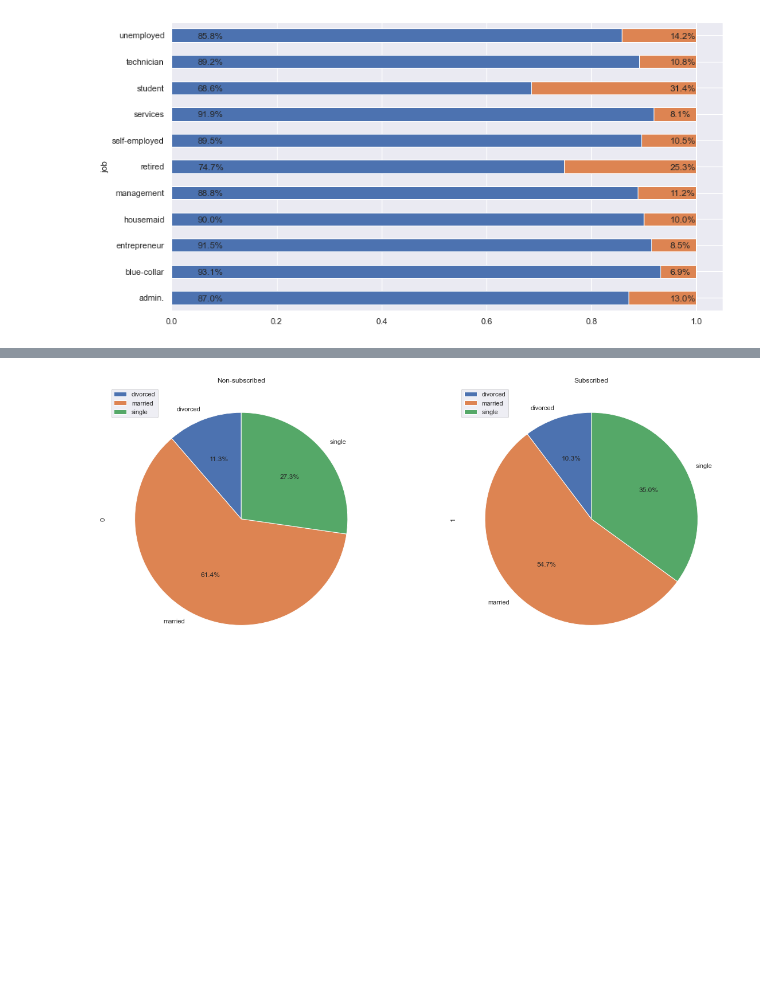
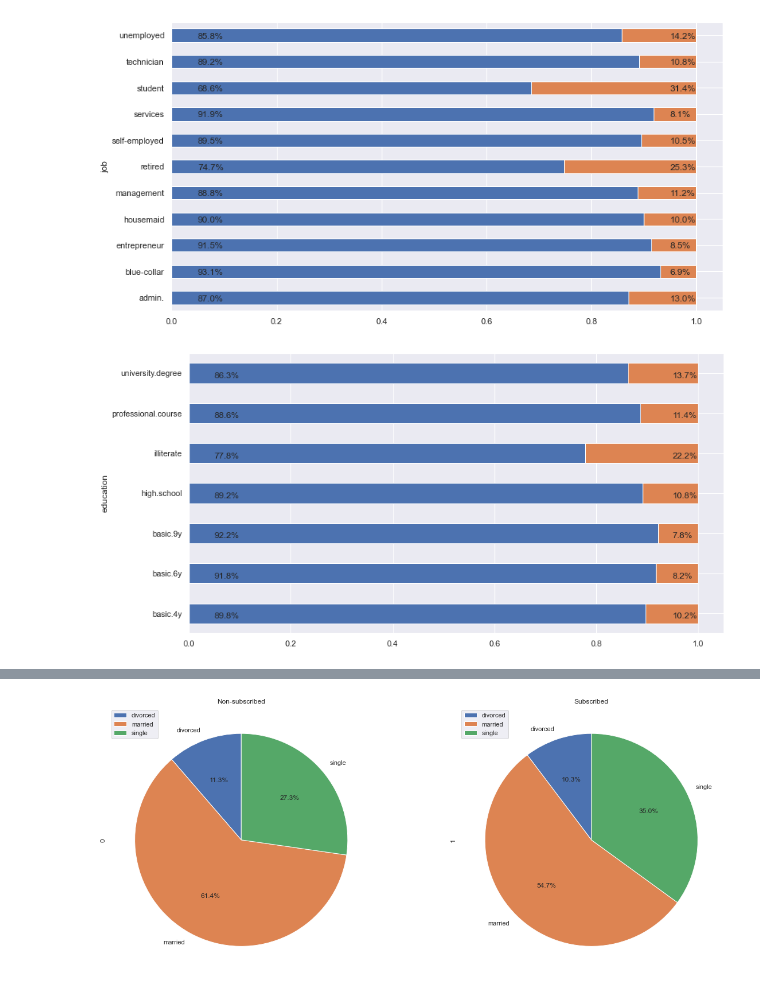
Before and after one commit to DucNgMinh/Data-Driven-Marketing, a Jupyter notebook: Buoi 3.ipynb, the cells around one changed output, grey strips where cells are left out. Saved outputs shown, nothing was run; the diff lists cells and outputs as text; code cells hidden in the pictures; blank space fills up the shorter version.

```diff
--- a/Buoi 3.ipynb
+++ b/Buoi 3.ipynb
@@ -146,11 +146,3 @@ sns.distplot(df[df['y'] == 1]['age'], ax= ax[1], bins= 20).set(title = "Subscrib
 # %% [output]
 [Text(0.5, 1.0, 'Subscribed')]
 [figure]
-# %%
-fig, ax = plt.subplots(1, 2, figsize= (20,8))
-sns.countplot(df[df['y'] == 0]['job'], ax= ax[0]).set(title = "Non-subscribed")
-ax[0].set_xticklabels(ax[0].get_xticklabels(), rotation= 45)
-sns.countplot(df[df['y'] == 1]['job'], ax= ax[1]).set(title = "Subscribed")
-ax[1].set_xticklabels(ax[0].get_xticklabels(), rotation= 45)
-# những người có nghề nghiệp có nhiều thời gian rảnh hoặc thất nghiệp thường subscribe nhưng dịch vụ nhiều hơn
-# trong khi đó công nhân hoặc những người làm việc technican thường không sue dụng các loại dịch vụ này
@@ -170,5 +149,5 @@ ax[1].set_xticklabels(ax[0].get_xticklabels(), rotation= 45)
 # %%
-def get_stacked_bar_chart(df, feature, target, column):
+def stacked_hbar_chart(df, feature, target, column):
     pivot_df = pd.pivot_table(df, values=target, index=feature, columns= column, aggfunc=len)
     ax = pivot_df.div(pivot_df.sum(axis=1),axis=0).plot(kind='barh',stacked=True,figsize=(13,7))
     ax.get_legend().remove()
@@ -180,6 +159,10 @@ def get_stacked_bar_chart(df, feature, target, column):
             x = 0.9
         ax.annotate('{:.1%}'.format(width),(x + 0.05, y + 0.13))
 
-get_stacked_bar_chart(df, 'job', 'y', 'conversion')
+stacked_hbar_chart(df, 'job', 'y', 'conversion')
 # %% [output]
 [figure]
+# %%
+stacked_hbar_chart(df, 'education', 'y', 'conversion')
+# %% [output]
+[figure, added]
```
Also changed, not shown: parts of 42 cells of this notebook.
